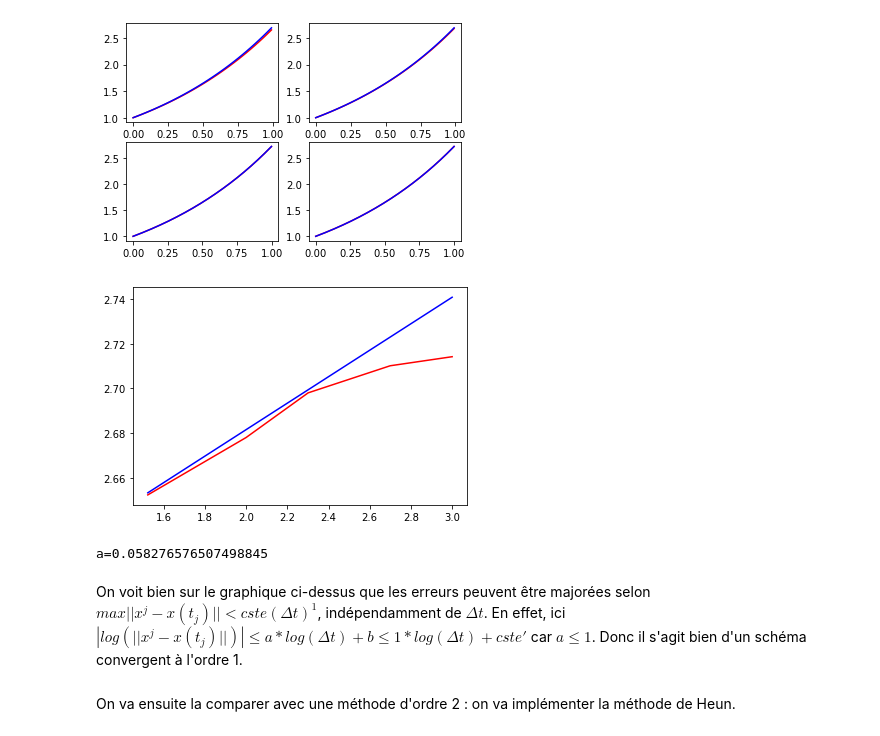
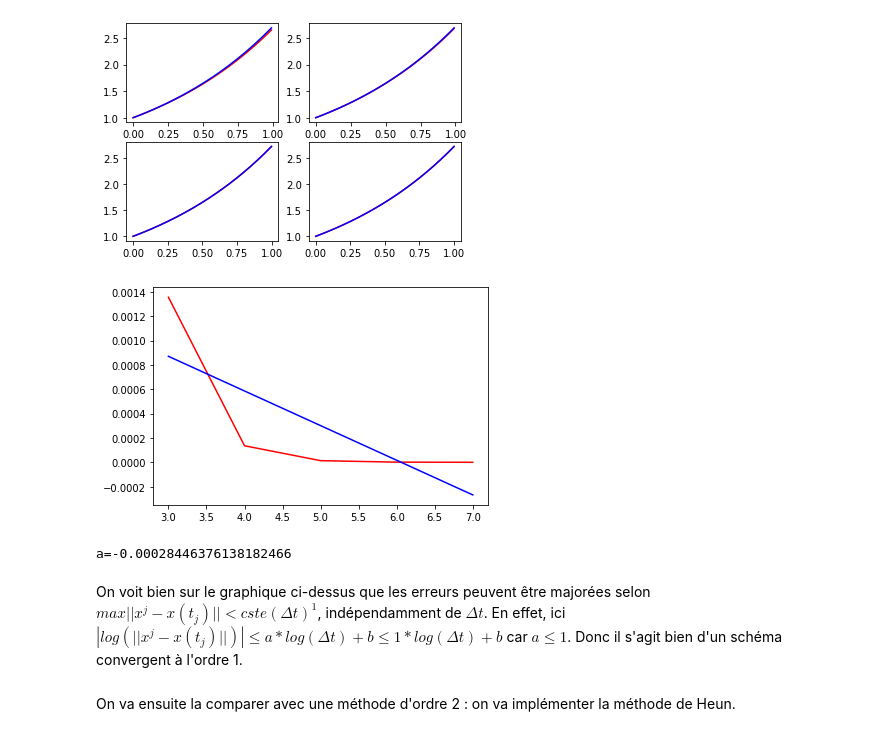
Before and after one commit to thomas-dubard/Projet_Maths_Info2, a Jupyter notebook: Untitled.ipynb, the cells around one changed output. Drawn from its saved outputs; the diff is of its cells as text; code cells hidden in the pictures.

```diff
--- a/Untitled.ipynb
+++ b/Untitled.ipynb
@@ -74,7 +74,7 @@ dt = [3*1e-2, 1e-2, 1e-3, 1e-4]
 for i in range(len(dt)):
     t_test, x_test = solve_euler_explicit(f, x0, dt[i], t0, t0 + 1)
     x_real = np.exp(t_test)
-    plt.subplot(100*int(len(dt)/2)+(i)*1+21)
+    ax = plt.subplot(100*int(len(dt)/2)+(i)*1+21)
     plt.plot(t_test, x_test, color='red', label='Values simulated')
     plt.plot(t_test, x_real, color='blue', label='Values calculated')
 plt.show()
@@ -83,21 +83,22 @@ plt.show()
 # %%
 from math import log
 
-dt = [3*1e-2, 1e-2, 5*1e-3, 2*1e-3, 1e-3]
+dt = [1e-3, 1e-4, 1e-5, 1e-6, 1e-7]
 err = []
 for i in range(len(dt)):
     t_test, x_test = solve_euler_explicit(f, x0, dt[i], t0, t0 + 1)
-    err.append(x_test[-1])
+    x_real = np.exp(t_test)
+    err.append(max(np.abs(x_test-x_real)))
 plt.plot([-log(x, 10) for x in dt], err, color='red', label='Values simulated')
-a, b = regression_lineaire([-log(x, 10) for x in dt[:3]], err[:3])
-plt.plot([-log(x, 10) for x in dt] , [-(a+0.001) * log(x, 10) + b for x in dt], color='blue', label='simulated')
+a, b = regression_lineaire([-log(x, 10) for x in dt], err)
+plt.plot([-log(x, 10) for x in dt] , [-a * log(x, 10) + b for x in dt], color='blue', label='simulated')
 plt.show()
 print(f"a={a}")
 # %% [output]
-[figure, old version]
+[figure, new version]
-a=0.058276576507498845
+a=-0.00028446376138182466
 # %% [markdown]
-On voit bien sur le graphique ci-dessus que les erreurs peuvent être majorées selon $max||x^j - x(t_j)|| < cste (\Delta t)^1$, indépendamment de $\Delta t$. En effet, ici $|log(||x^j - x(t_j)||)| \leq a * log(\Delta t) + b \leq 1*log(\Delta t) + cste'$ car $a \leq 1$. Donc il s'agit bien d'un schéma convergent à l'ordre 1.
+On voit bien sur le graphique ci-dessus que les erreurs peuvent être majorées selon $max||x^j - x(t_j)|| < cste (\Delta t)^1$, indépendamment de $\Delta t$. En effet, ici $|log(||x^j - x(t_j)||)| \leq a * log(\Delta t) + b \leq 1*log(\Delta t) + b$ car $a \leq 1$. Donc il s'agit bien d'un schéma convergent à l'ordre 1.
 # %% [markdown]
 On va ensuite la comparer avec une méthode d'ordre 2 : on va implémenter la méthode de Heun.
 # %%
```
Also changed, not shown: parts of 2 cells of this notebook, 1 other file.
